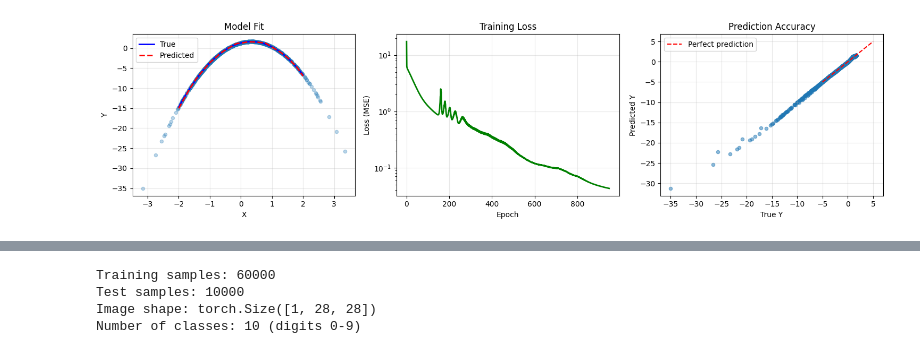
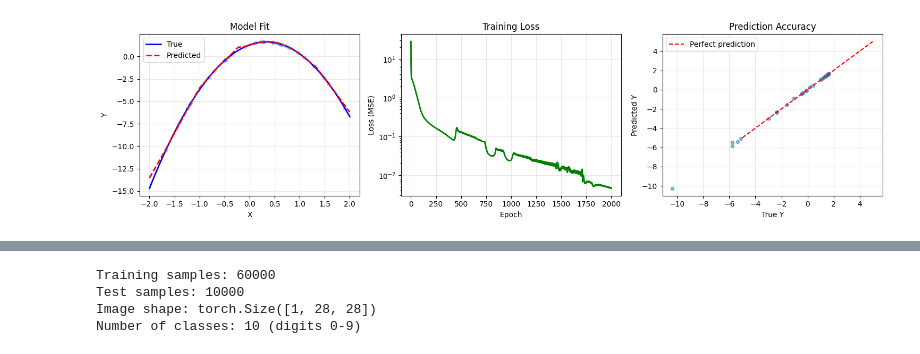
Before and after one commit to junaid-55/Neural-Network, a Jupyter notebook: neural.ipynb, the cells around one changed output, grey strips where cells are left out. Saved outputs shown, nothing was run; the diff lists cells and outputs as text; code cells hidden in the pictures.

```diff
--- a/neural.ipynb
+++ b/neural.ipynb
@@ -141,7 +141,7 @@ def train_network(model, X, y, epochs, learning_rate, verbose=True):
     return losses
 # %%
 # ==================== DATA SETUP ====================
-N = 1000
+N = 30
 D_in = 1
 D_out = 1
 
@@ -160,7 +160,7 @@ model = Network(layer_dims, activation_types)
 
 # ==================== TRAINING ====================
 learning_rate = 0.01
-epochs = 950
+epochs = 2000
 losses = train_network(model, X, y_true, epochs, learning_rate)
 
 # ==================== VISUALIZATION ====================
@@ -217,4 +217,4 @@ Final Loss: 0.042710
-[figure, old version]
+[figure, new version]
 # %%
 import matplotlib.pyplot as plt
 
```
Also changed, not shown: parts of 4 cells of this notebook, 3 other files.
